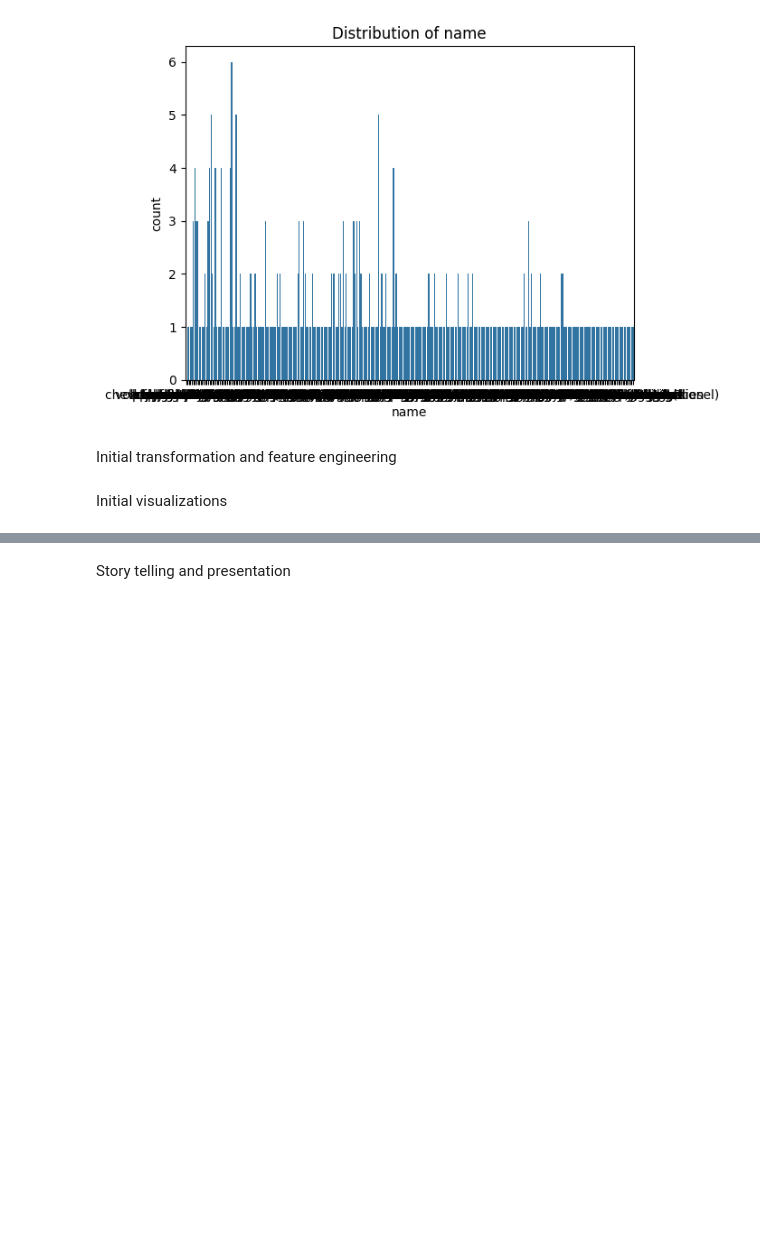
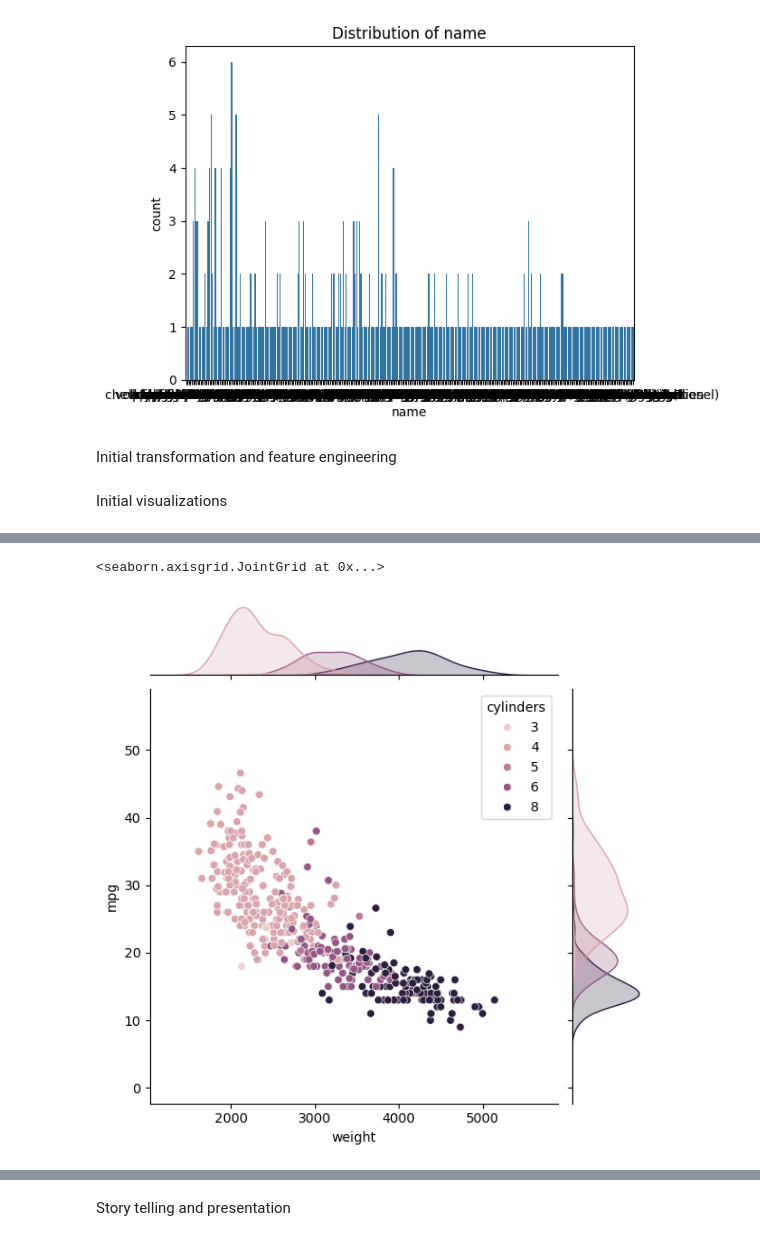
Before and after one commit to dfintel25/datafun-06-eda, a Jupyter notebook: fintel_eda.ipynb, the cells around one changed output, grey strips where cells are left out. Drawn from its saved outputs; the diff is of its cells as text; code cells hidden in the pictures; blank space fills up the shorter version.

```diff
--- a/fintel_eda.ipynb
+++ b/fintel_eda.ipynb
@@ -125,0 +138,6 @@ Initial visualizations
+# %%
+mpg = sns.load_dataset("mpg")
+sns.jointplot(data=mpg, x="weight", y="mpg", hue="cylinders")
+# %% [output]
+<seaborn.axisgrid.JointGrid at 0x...>
+[figure, added]
```
Also changed, not shown: parts of 4 cells of this notebook, 2 other files.
